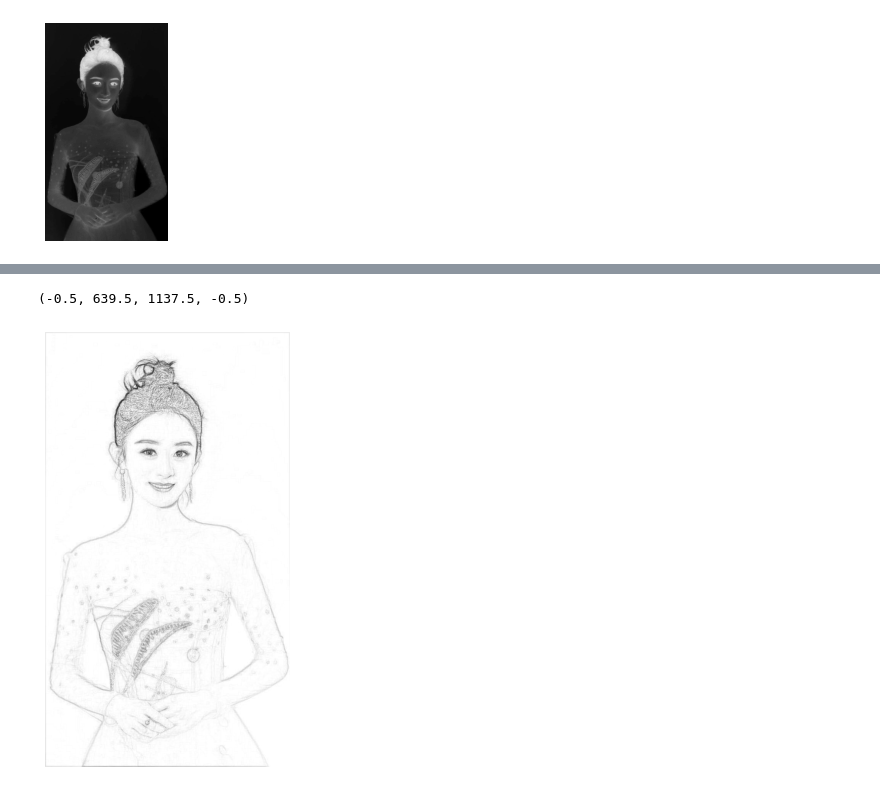
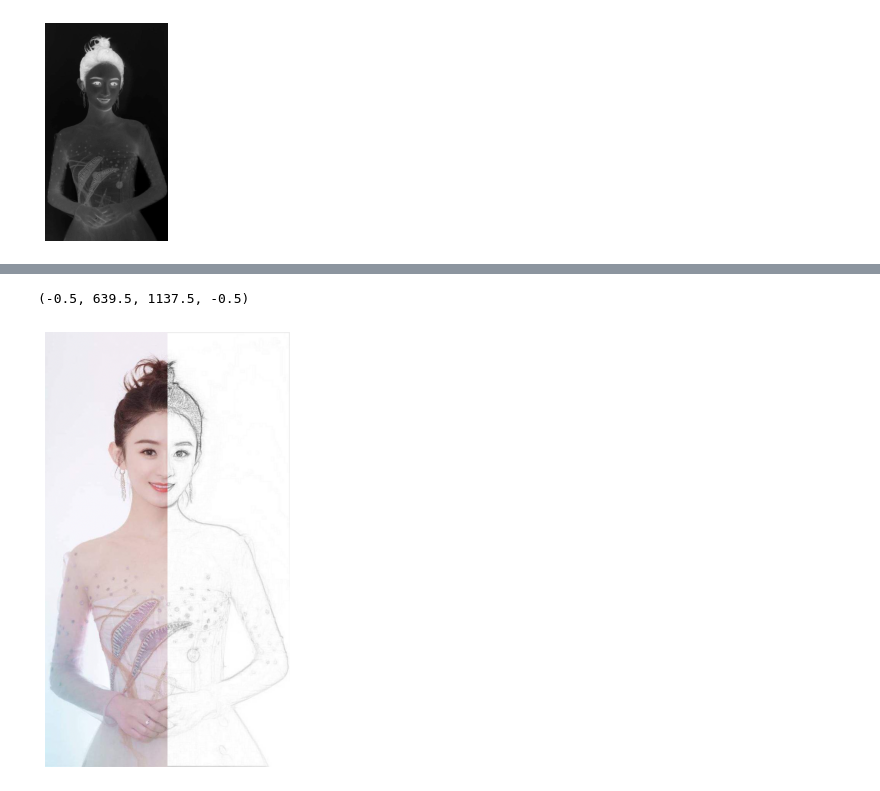
Before and after one commit to 1165048017/BlogLearning, a Jupyter notebook: PSPencilDraw/demo.ipynb, the cells around one changed output, grey strips where cells are left out. Cells and saved outputs as stored; diff of their text form; code cells hidden in the pictures.

```diff
--- a/PSPencilDraw/demo.ipynb
+++ b/PSPencilDraw/demo.ipynb
@@ -35,9 +46,13 @@ img_dodge = A+(A*B)/(255.0-B)
+# %%
+img_gzh = img.copy()
+img_dodge_3c = cv2.cvtColor(img_dodge,cv2.COLOR_GRAY2BGR)
+img_gzh[0:img.shape[0],img.shape[1]//2:img.shape[1]]= img_dodge_3c[0:img.shape[0],img.shape[1]//2:img.shape[1]]
 # %%
 plt.figure(figsize=(8,8))
-plt.imshow(img_dodge/255.0,cmap='gray')
+plt.imshow(img_gzh[...,::-1]/255.0)
 plt.axis('off')
 # %% [output]
 (-0.5, 639.5, 1137.5, -0.5)
-[figure, old version]
+[figure, new version]
 # %%
 plt.imsave('result.jpg',img_dodge/255.0,cmap='gray')
```
Also changed, not shown: parts of 1 cell of this notebook, 1 other file.
